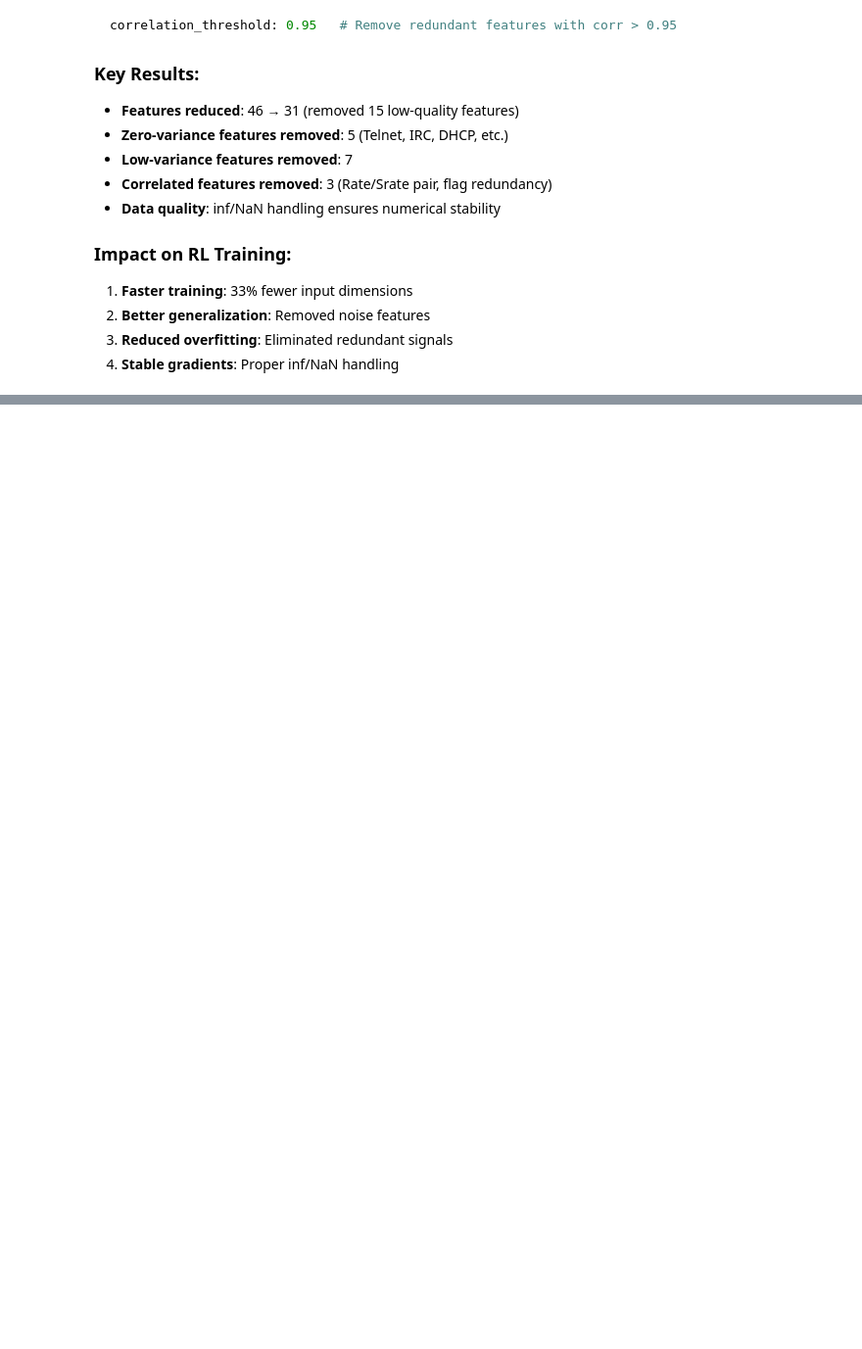
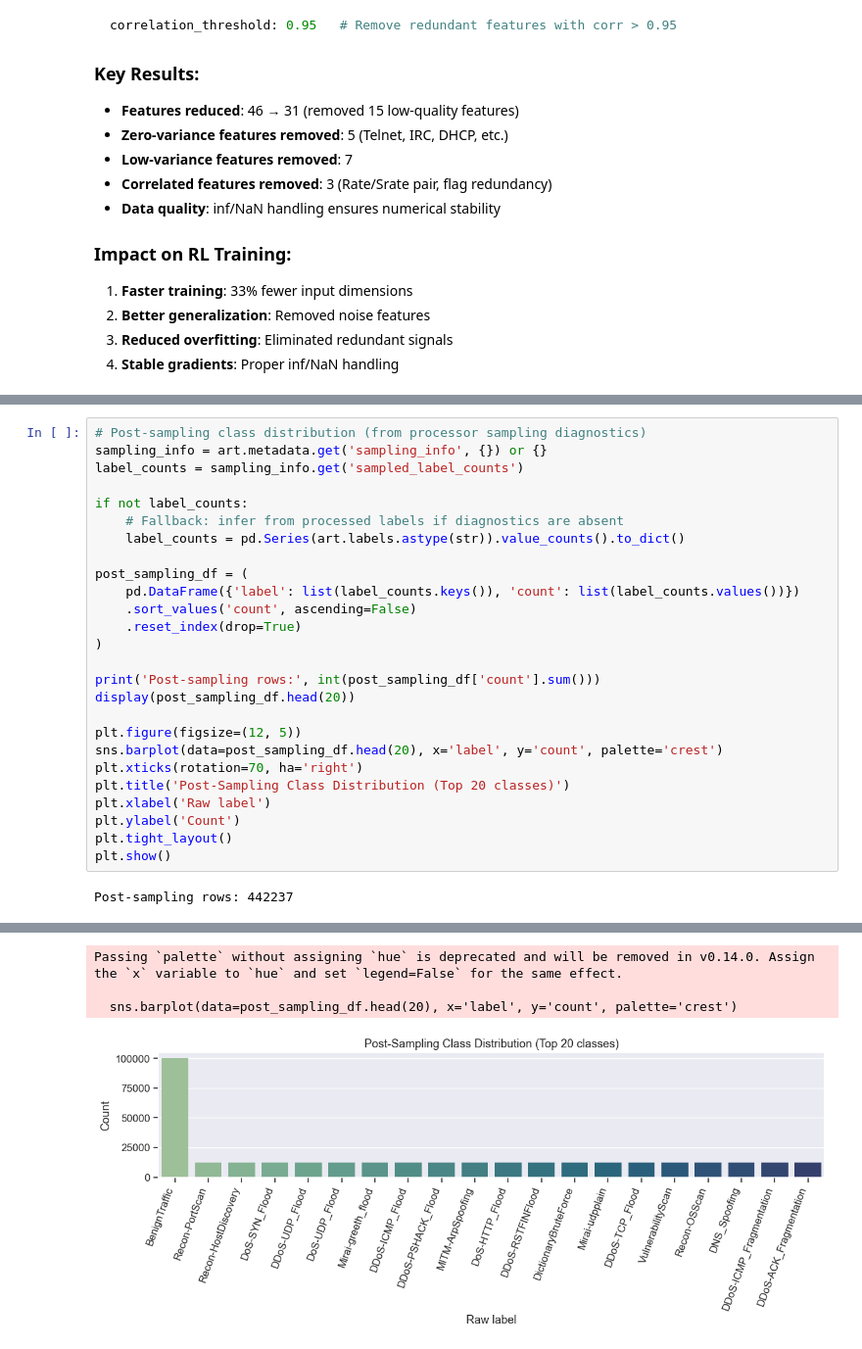
Before and after one commit to feli-santos/rl-iot-defense-system, a Jupyter notebook: notebooks/01_ciciot2023_full_eda.ipynb, the cells around one changed output, grey strips where cells are left out. Shown at 98% size. Cells and saved outputs as stored; diff of their text form; blank space fills up the shorter version.

Commit message:
notebook: refresh EDA notebook (updated plots/notes)

```diff
--- a/notebooks/01_ciciot2023_full_eda.ipynb
+++ b/notebooks/01_ciciot2023_full_eda.ipynb
@@ -944,0 +952,28 @@ correlation_threshold: 0.95   # Remove redundant features with corr > 0.95
+# %%
+# Post-sampling class distribution (from processor sampling diagnostics)
+sampling_info = art.metadata.get('sampling_info', {}) or {}
+label_counts = sampling_info.get('sampled_label_counts')
+
+if not label_counts:
+    # Fallback: infer from processed labels if diagnostics are absent
+    label_counts = pd.Series(art.labels.astype(str)).value_counts().to_dict()
+
+post_sampling_df = (
+    pd.DataFrame({'label': list(label_counts.keys()), 'count': list(label_counts.values())})
+    .sort_values('count', ascending=False)
+    .reset_index(drop=True)
+)
+
+print('Post-sampling rows:', int(post_sampling_df['count'].sum()))
+display(post_sampling_df.head(20))
+
+plt.figure(figsize=(12, 5))
+sns.barplot(data=post_sampling_df.head(20), x='label', y='count', palette='crest')
+plt.xticks(rotation=70, ha='right')
+plt.title('Post-Sampling Class Distribution (Top 20 classes)')
+plt.xlabel('Raw label')
+plt.ylabel('Count')
+plt.tight_layout()
+plt.show()
+# %% [output]
+Post-sampling rows: 442237
@@ -944,0 +997,4 @@ correlation_threshold: 0.95   # Remove redundant features with corr > 0.95
+Passing `palette` without assigning `hue` is deprecated and will be removed in v0.14.0. Assign the `x` variable to `hue` and set `legend=False` for the same effect.
+
+  sns.barplot(data=post_sampling_df.head(20), x='label', y='count', palette='crest')
+[figure, added]
```
Also changed, not shown: parts of 7 cells of this notebook.
